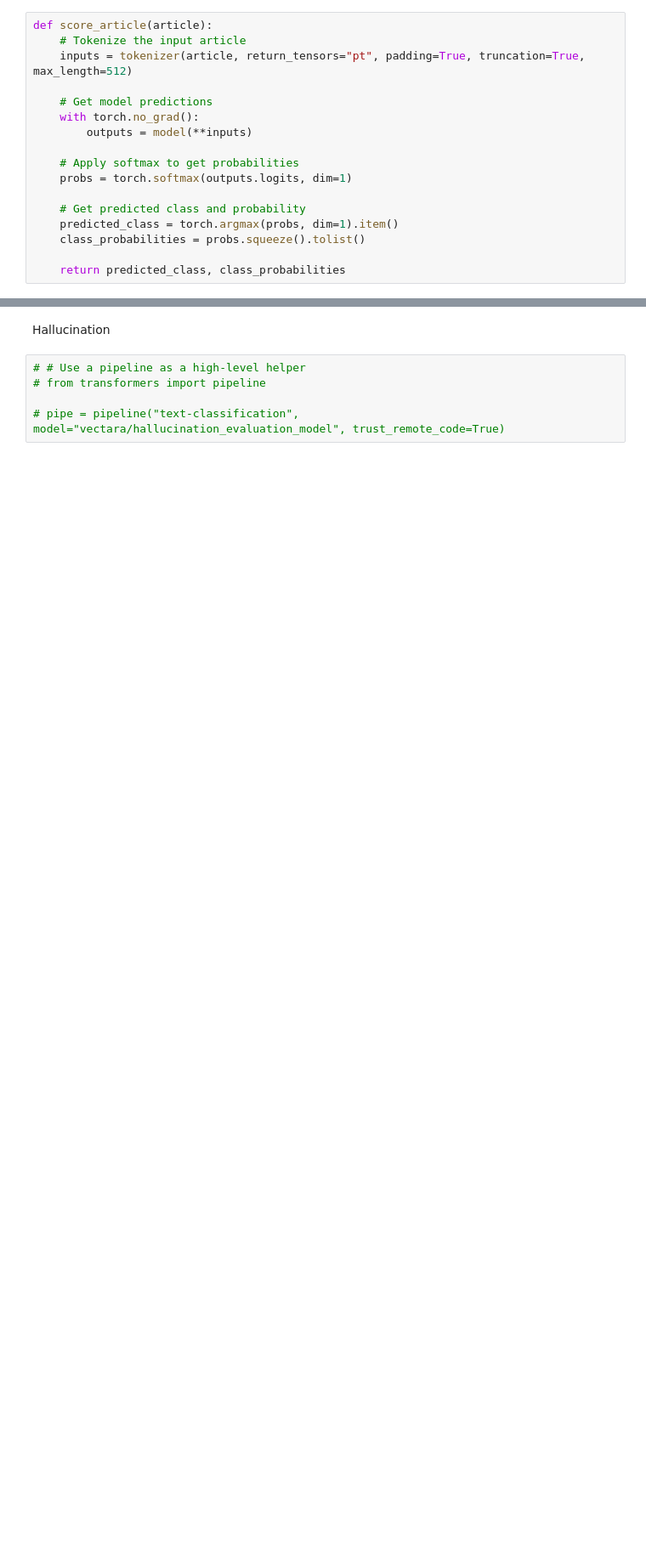
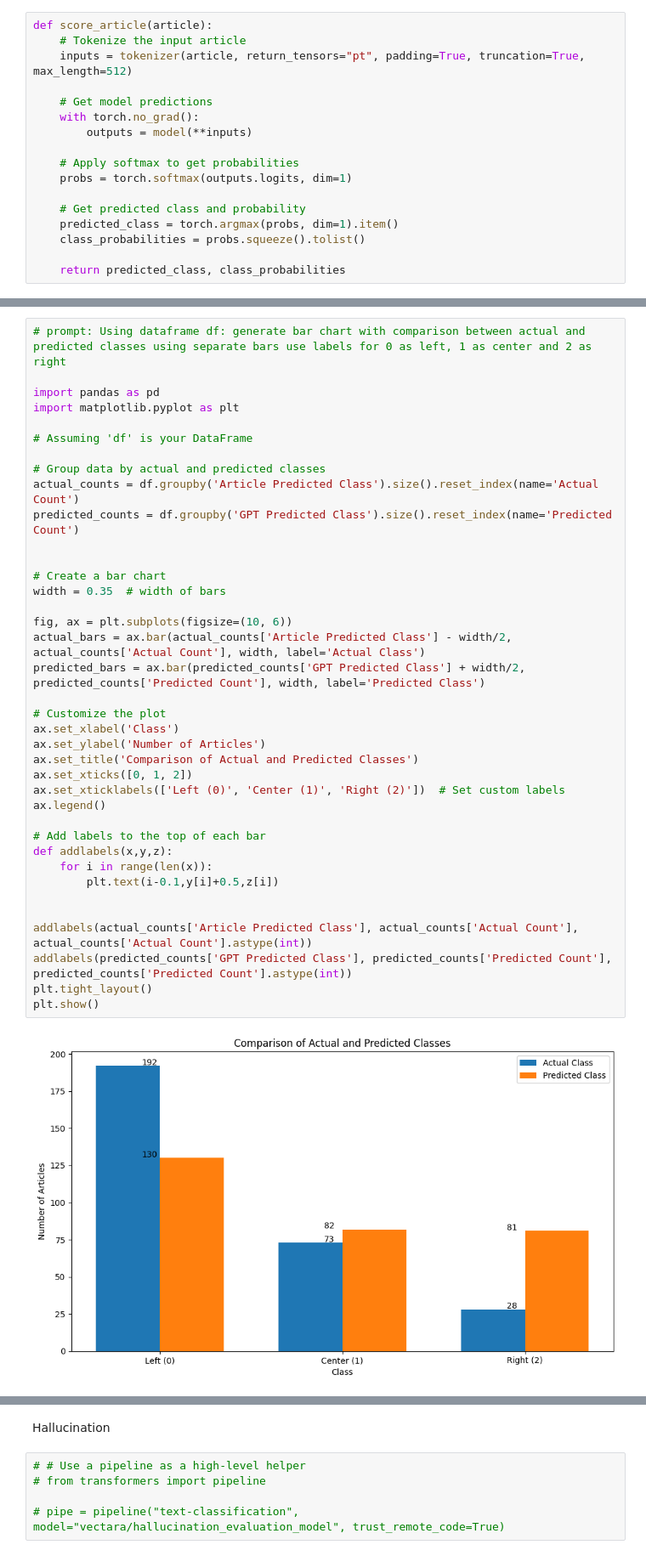
Before and after one commit to GogoRit/Study-on-Transparency-in-AI-Generated-News-Summaries, a Jupyter notebook: notebooks/PoliticalBias.ipynb, the cells around one changed output, grey strips where cells are left out. Shown: that part at 85% size. Cells and saved outputs as stored; diff of their text form; blank space fills up the shorter version.

```diff
--- a/notebooks/PoliticalBias.ipynb
+++ b/notebooks/PoliticalBias.ipynb
@@ -117,0 +138,40 @@ display(df)
+# %%
+# prompt: Using dataframe df: generate bar chart with comparison between actual and predicted classes using separate bars use labels for 0 as left, 1 as center and 2 as right
+
+import pandas as pd
+import matplotlib.pyplot as plt
+
+# Assuming 'df' is your DataFrame
+
+# Group data by actual and predicted classes
+actual_counts = df.groupby('Article Predicted Class').size().reset_index(name='Actual Count')
+predicted_counts = df.groupby('GPT Predicted Class').size().reset_index(name='Predicted Count')
+
+
+# Create a bar chart
+width = 0.35  # width of bars
+
+fig, ax = plt.subplots(figsize=(10, 6))
+actual_bars = ax.bar(actual_counts['Article Predicted Class'] - width/2, actual_counts['Actual Count'], width, label='Actual Class')
+predicted_bars = ax.bar(predicted_counts['GPT Predicted Class'] + width/2, predicted_counts['Predicted Count'], width, label='Predicted Class')
+
+# Customize the plot
+ax.set_xlabel('Class')
+ax.set_ylabel('Number of Articles')
+ax.set_title('Comparison of Actual and Predicted Classes')
+ax.set_xticks([0, 1, 2])
+ax.set_xticklabels(['Left (0)', 'Center (1)', 'Right (2)'])  # Set custom labels
+ax.legend()
+
+# Add labels to the top of each bar
+def addlabels(x,y,z):
+    for i in range(len(x)):
+        plt.text(i-0.1,y[i]+0.5,z[i])
+
+
+addlabels(actual_counts['Article Predicted Class'], actual_counts['Actual Count'], actual_counts['Actual Count'].astype(int))
+addlabels(predicted_counts['GPT Predicted Class'], predicted_counts['Predicted Count'], predicted_counts['Predicted Count'].astype(int))
+plt.tight_layout()
+plt.show()
+# %% [output]
+[figure, added]
```
Also changed, not shown: parts of 7 cells of this notebook, 12 other files.
